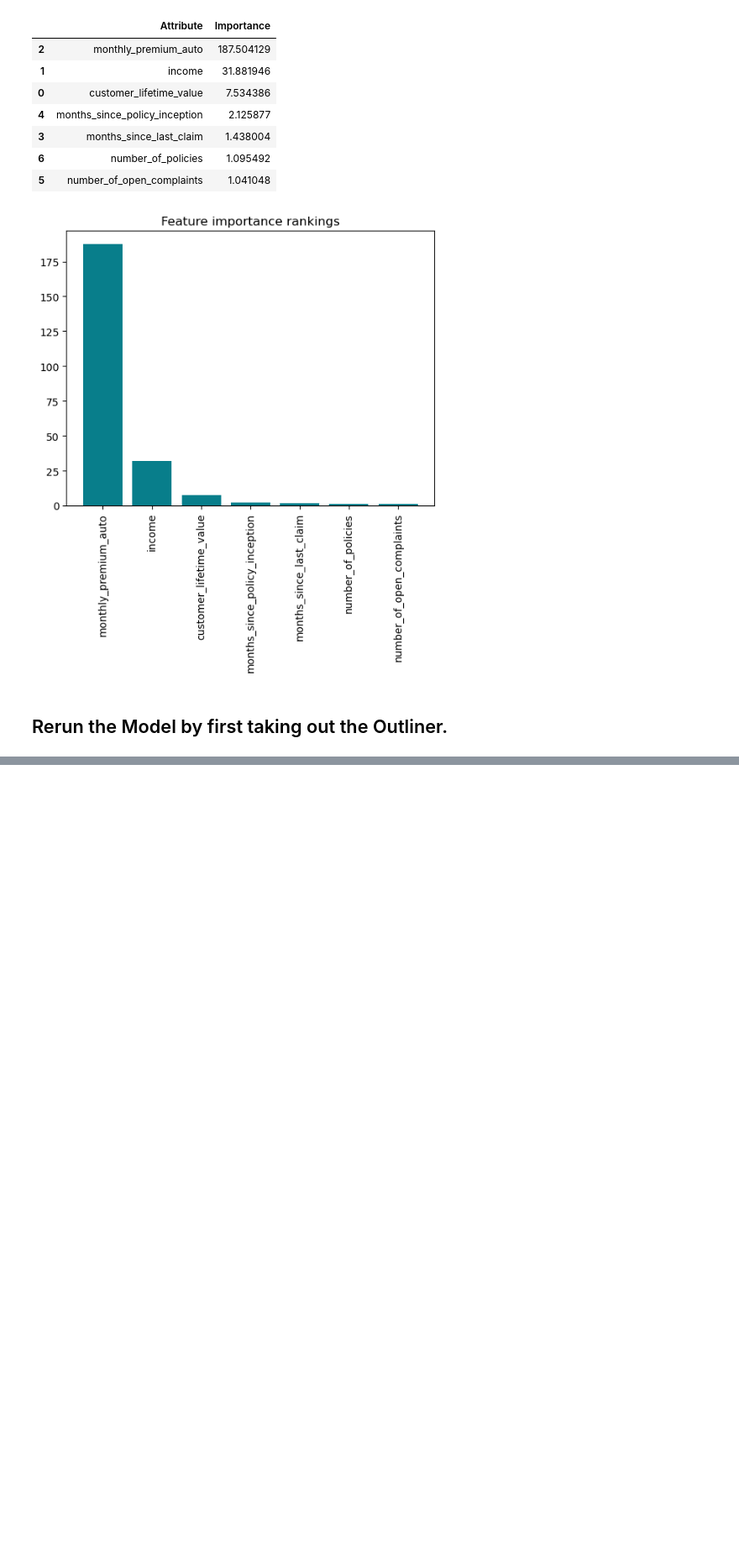
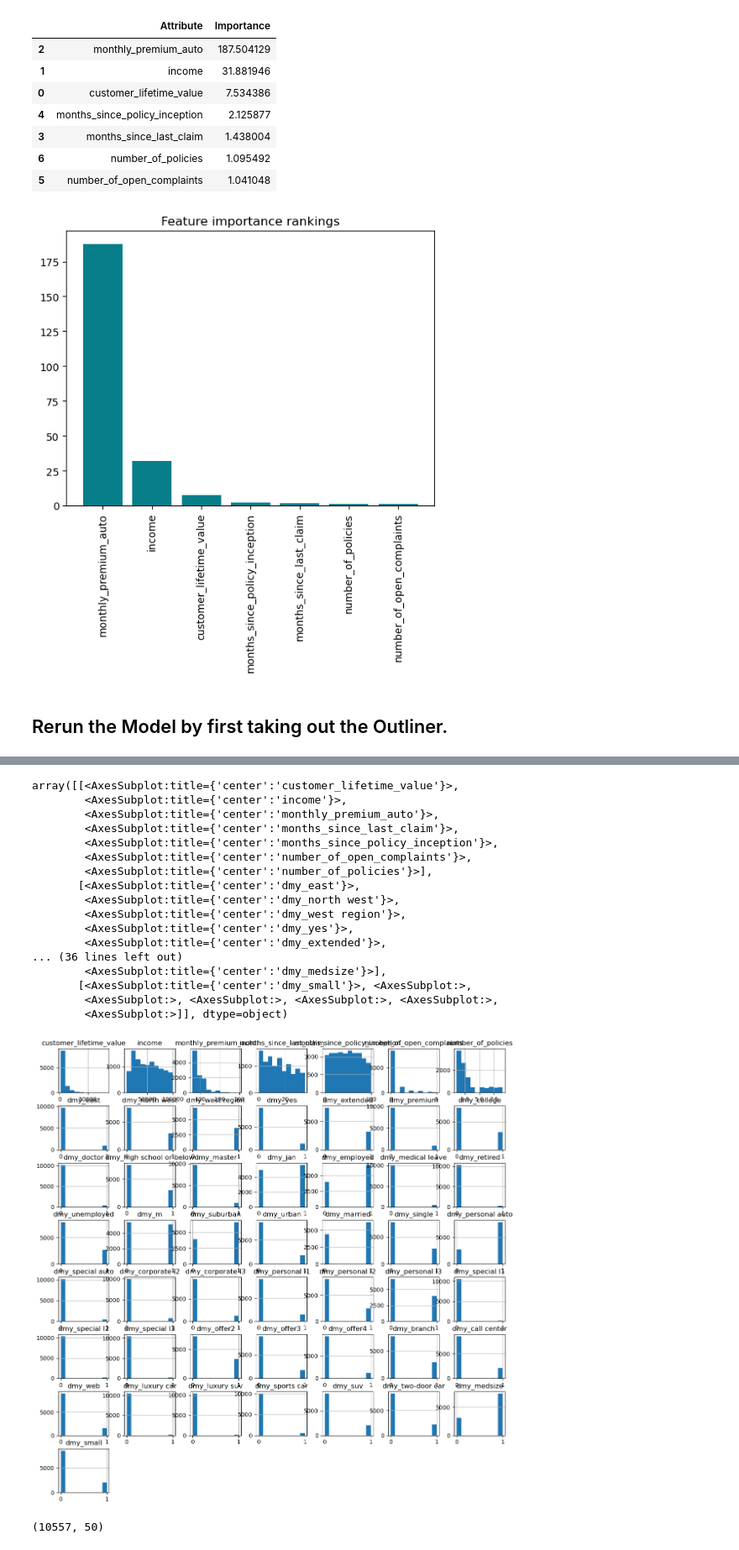
Before and after one commit to Sholypop/Lab, a Jupyter notebook: week4/Machine_Learning( Creating a Model ).ipynb, the cells around one changed output, grey strips where cells are left out. Shown: that part at 84% size. Cells and saved outputs as stored; diff of their text form; code cells hidden in the pictures; blank space fills up the shorter version.

```diff
--- a/week4/Machine_Learning( Creating a Model ).ipynb
+++ b/week4/Machine_Learning( Creating a Model ).ipynb
@@ -429,0 +533,3 @@ print(model.rsquared_adj)
+# %%
+categorical_df = pd.get_dummies(categorical_df, prefix="dmy",drop_first=True)
+categorical_df
@@ -429,0 +586,2 @@ print(model.rsquared_adj)
+# %%
+categorical_df = categorical_df[categorical_df.index.isin(numericals_df.index)]
@@ -429,0 +604,3 @@ print(model.rsquared_adj)
+# %%
+stacked1_df = pd.concat([numericals_df,categorical_df],axis=1)
+stacked1_df
@@ -429,0 +621,29 @@ print(model.rsquared_adj)
+# %%
+#1. X-y split (y is the target variable, which is the total claim amount)
+
+# X Y SPLIT
+
+X=stacked1_df.drop('total_claim_amount', axis=1)
+y=stacked1_df.total_claim_amount
+# %%
+## histogram Visualization of the Variable(input) features.
+X.hist(figsize=(14,14))
+# %% [output]
+array([[<AxesSubplot:title={'center':'customer_lifetime_value'}>,
+        <AxesSubplot:title={'center':'income'}>,
+        <AxesSubplot:title={'center':'monthly_premium_auto'}>,
+        <AxesSubplot:title={'center':'months_since_last_claim'}>,
+        <AxesSubplot:title={'center':'months_since_policy_inception'}>,
+        <AxesSubplot:title={'center':'number_of_open_complaints'}>,
+        <AxesSubplot:title={'center':'number_of_policies'}>],
+       [<AxesSubplot:title={'center':'dmy_east'}>,
+        <AxesSubplot:title={'center':'dmy_north west'}>,
+        <AxesSubplot:title={'center':'dmy_west region'}>,
+        <AxesSubplot:title={'center':'dmy_yes'}>,
+        <AxesSubplot:title={'center':'dmy_extended'}>,
+... (36 lines left out)
+        <AxesSubplot:title={'center':'dmy_medsize'}>],
+       [<AxesSubplot:title={'center':'dmy_small'}>, <AxesSubplot:>,
+        <AxesSubplot:>, <AxesSubplot:>, <AxesSubplot:>, <AxesSubplot:>,
+        <AxesSubplot:>]], dtype=object)
+[figure, added]
@@ -429,0 +661,4 @@ print(model.rsquared_adj)
+# %%
+X_train_scaled.shape
+# %% [output]
+(10557, 50)
```
Also changed, not shown: parts of 32 cells of this notebook.
